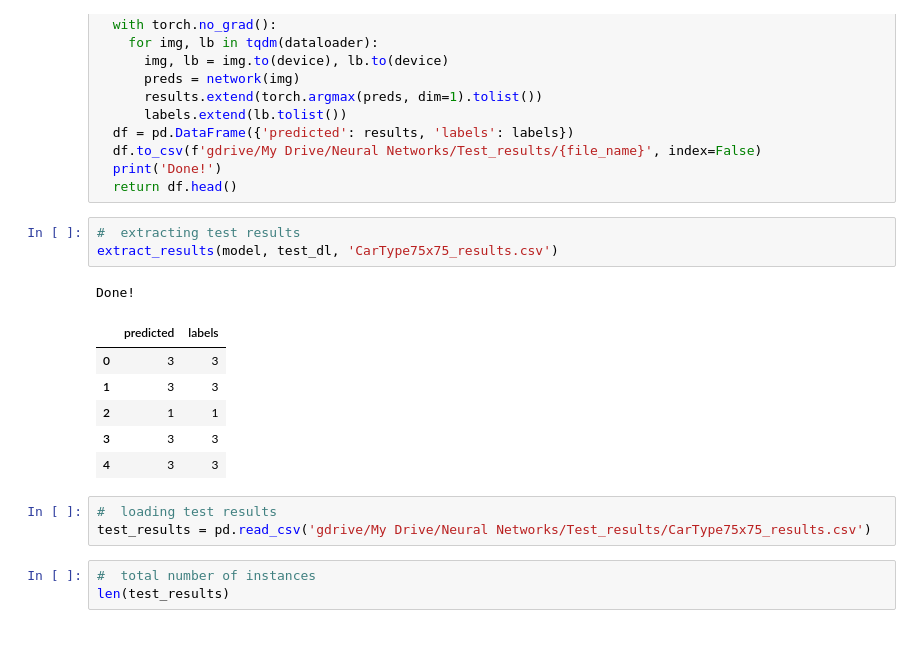
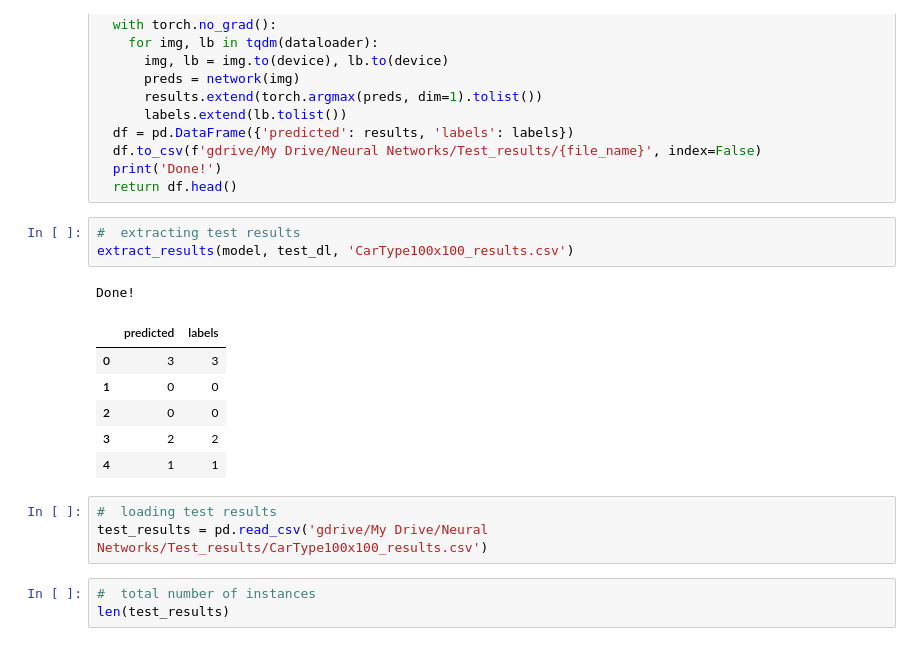
Before and after one commit to Oreolorun/Image-Recognition, a Jupyter notebook: CarTypeImageRegcognition.ipynb, the cells around one changed output. Cells and saved outputs as stored; diff of their text form.

```diff
--- a/CarTypeImageRegcognition.ipynb
+++ b/CarTypeImageRegcognition.ipynb
@@ -364,18 +416,18 @@ def extract_results(network, dataloader, file_name):
   return df.head()
 # %%
 #  extracting test results
-extract_results(model, test_dl, 'CarType75x75_results.csv')
+extract_results(model, test_dl, 'CarType100x100_results.csv')
 # %% [output]
 Done!
 |  | predicted | labels |
 | 0 | 3 | 3 |
-| 1 | 3 | 3 |
-| 2 | 1 | 1 |
-| 3 | 3 | 3 |
-| 4 | 3 | 3 |
+| 1 | 0 | 0 |
+| 2 | 0 | 0 |
+| 3 | 2 | 2 |
+| 4 | 1 | 1 |
 # %%
 #  loading test results
-test_results = pd.read_csv('gdrive/My Drive/Neural Networks/Test_results/CarType75x75_results.csv')
+test_results = pd.read_csv('gdrive/My Drive/Neural Networks/Test_results/CarType100x100_results.csv')
 # %%
 #  total number of instances
 len(test_results)
```
Also changed, not shown: parts of 21 cells of this notebook.
